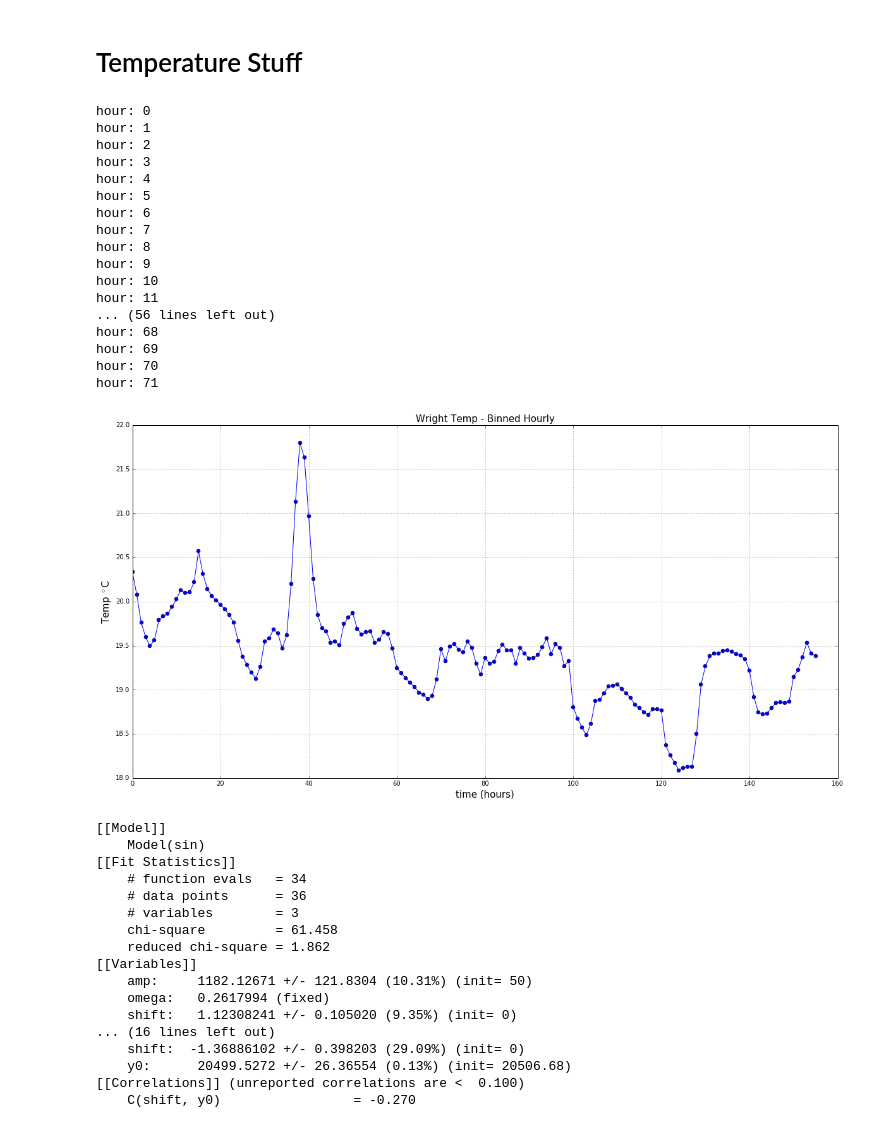
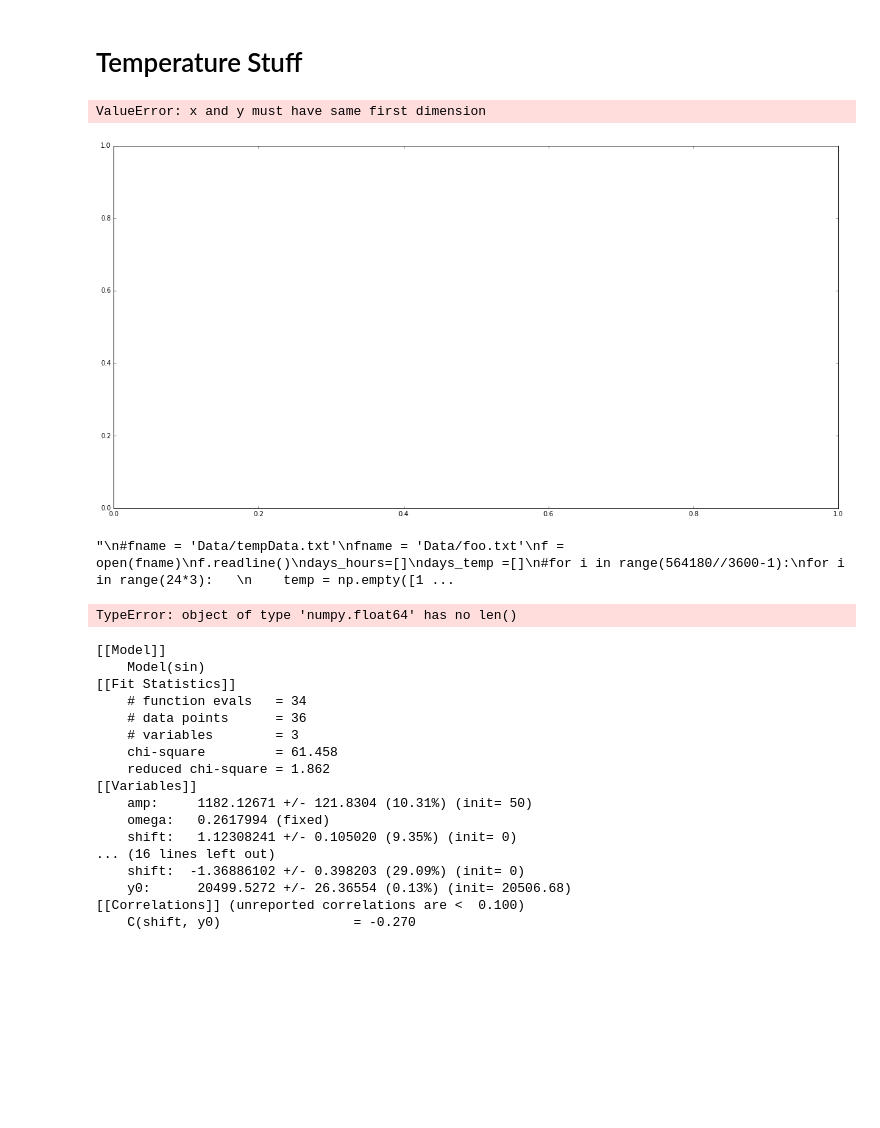
Before and after one commit to ianhi/Phys314, a Jupyter notebook: Muon/Muon_Final_Rate.ipynb, the cells around one changed output. Cells and saved outputs as stored; diff of their text form; code cells hidden in the pictures; blank space fills up the shorter version.

```diff
--- a/Muon/Muon_Final_Rate.ipynb
+++ b/Muon/Muon_Final_Rate.ipynb
@@ -213,8 +162,12 @@ doFit2(time,rate)
 # %% [markdown]
 # Temperature Stuff
 # %%
-time_temp,temp = np.loadtxt('Data/tempData.txt',unpack=True)
+total_hours,total_temp = np.loadtxt('Data/binnedTemp.txt',unpack=True)
+# %% [output]
+ValueError: x and y must have same first dimension
+[figure, added]
 # %%
+'''
 #fname = 'Data/tempData.txt'
 fname = 'Data/foo.txt'
 f = open(fname)
@@ -238,24 +191,10 @@ for i in range(24*3):
     days_hours.append(temp_hours[:-1])
     days_temp.append(temp_red[:-1])
 #print(temp)
+
+'''
 # %% [output]
-hour: 0
-hour: 1
-hour: 2
-hour: 3
-hour: 4
-hour: 5
-hour: 6
-hour: 7
-hour: 8
-hour: 9
-hour: 10
-hour: 11
-... (56 lines left out)
-hour: 68
-hour: 69
-hour: 70
-hour: 71
+"\n#fname = 'Data/tempData.txt'\nfname = 'Data/foo.txt'\nf = open(fname)\nf.readline()\ndays_hours=[]\ndays_temp =[]\n#for i in range(564180//3600-1):\nfor i in range(24*3):   \n    temp = np.empty([1 ...
 # %%
 total_temp = []
 total_hour = []
@@ -267,15 +206,9 @@ for i in range(len(days_temp)):
 total_temp=np.array(total_temp)/3600
 total_hour=np.arange(len(total_temp))
 plt.figure(figsize=(20,10))
-plt.plot(total_hour,total_temp,'-o')
-
-plt.ylabel('Temp '+r'$^\circ$'+'C',fontsize=15)
-plt.xlabel('time (hours)',fontsize=15)
-plt.title('Wright Temp - Binned Hourly',fontsize=15)
-plt.grid()
-plt.show()
+plt.plot(total_hour,1)
 # %% [output]
-[figure, removed]
+TypeError: object of type 'numpy.float64' has no len()
 # %%
 time, rate = np.loadtxt('Data/Luke_Ian/Luke_Perry_IanRate2015_12_03-13-02.txt', unpack=True)
 out,hour_time,binned_counts=doFit2(time,rate)
```
Also changed, not shown: parts of 16 cells of this notebook, 7 other files.
